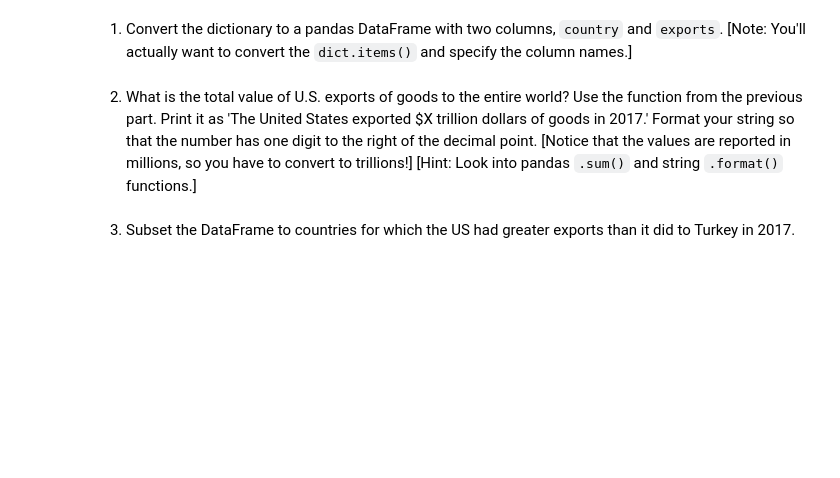
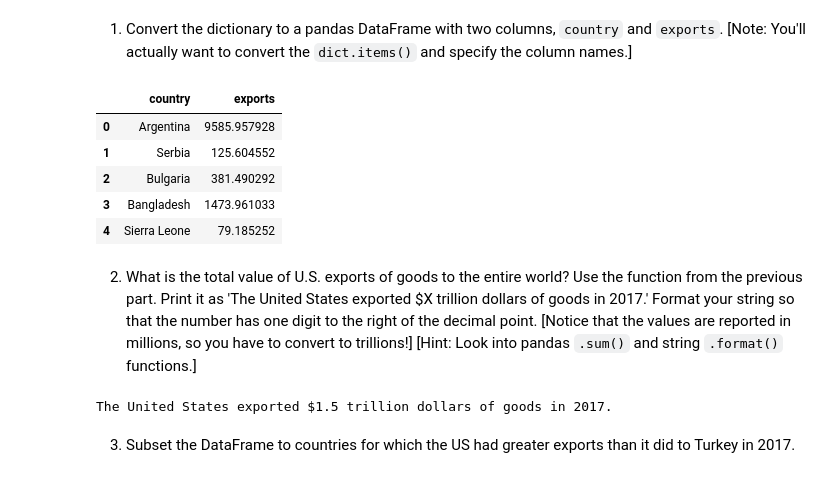
Before and after one commit to messymoose/ECON570, a Jupyter notebook: P1/cp1_f25.ipynb, the cells around one changed output. Cells and saved outputs as stored; diff of their text form; code cells hidden in the pictures; blank space fills up the shorter version.

```diff
--- a/P1/cp1_f25.ipynb
+++ b/P1/cp1_f25.ipynb
@@ -118,8 +140,27 @@ us_exports_2017 = {'Argentina': 9585.957928, 'Serbia': 125.604552, 'Bulgaria': 3
                    'Costa Rica': 6169.60881, 'Jamaica': 2105.505325, 'Russia': 6998.497148}
 # %% [markdown]
 1. Convert the dictionary to a pandas DataFrame with two columns, `country` and `exports`. [Note: You'll actually want to convert the `dict.items()` and specify the column names.]
+# %%
+import pandas as pd
+df = pd.DataFrame(us_exports_2017.items(), columns=["country", "exports"])
+df.head()
+# %% [output]
+|  | country | exports |
+| 0 | Argentina | 9585.957928 |
+| 1 | Serbia | 125.604552 |
+| 2 | Bulgaria | 381.490292 |
+| 3 | Bangladesh | 1473.961033 |
+| 4 | Sierra Leone | 79.185252 |
 # %% [markdown]
 2. What is the total value of U.S. exports of goods to the entire world? Use the function from the previous part. Print it as 'The United States exported $X trillion dollars of goods in 2017.' Format your string so that the number has one digit to the right of the decimal point. [Notice that the values are reported in millions, so you have to convert to trillions!]
 \[Hint: Look into pandas `.sum()` and string `.format()` functions.\]
+# %%
+total_millions = df["exports"].sum()
+
+total_trillions = total_millions / 1_000_000
+
+print("The United States exported ${:.1f} trillion dollars of goods in 2017.".format(total_trillions))
+# %% [output]
+The United States exported $1.5 trillion dollars of goods in 2017.
 # %% [markdown]
 3. Subset the DataFrame to countries for which the US had greater exports than it did to Turkey in 2017.
```
Also changed, not shown: parts of 11 cells of this notebook, 15 other files.
